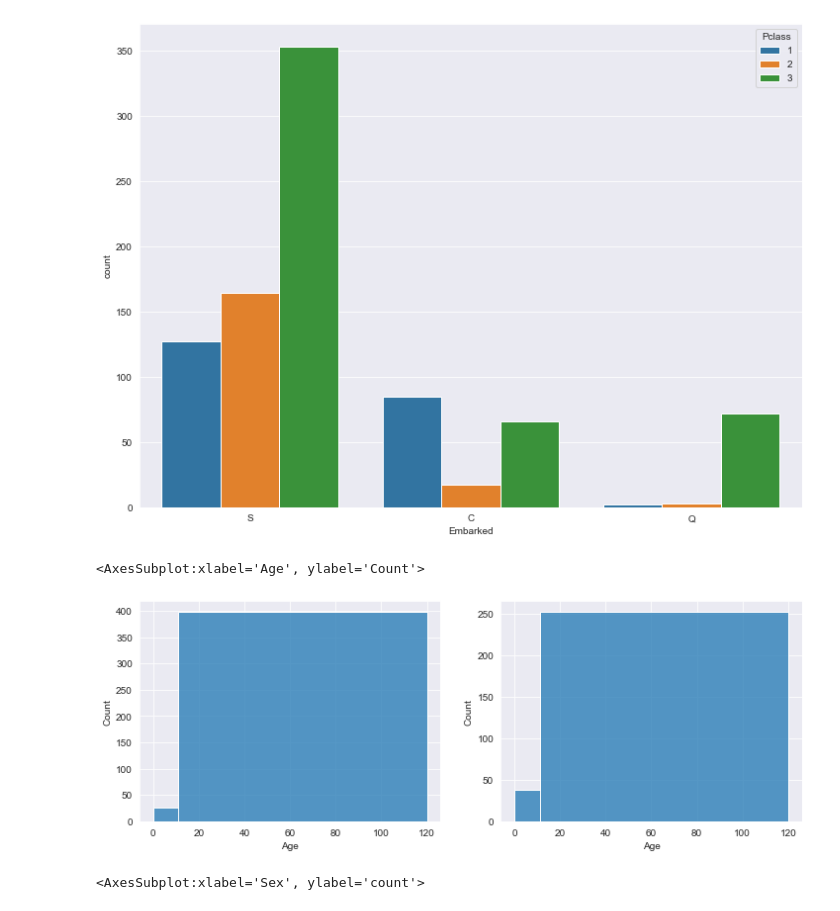
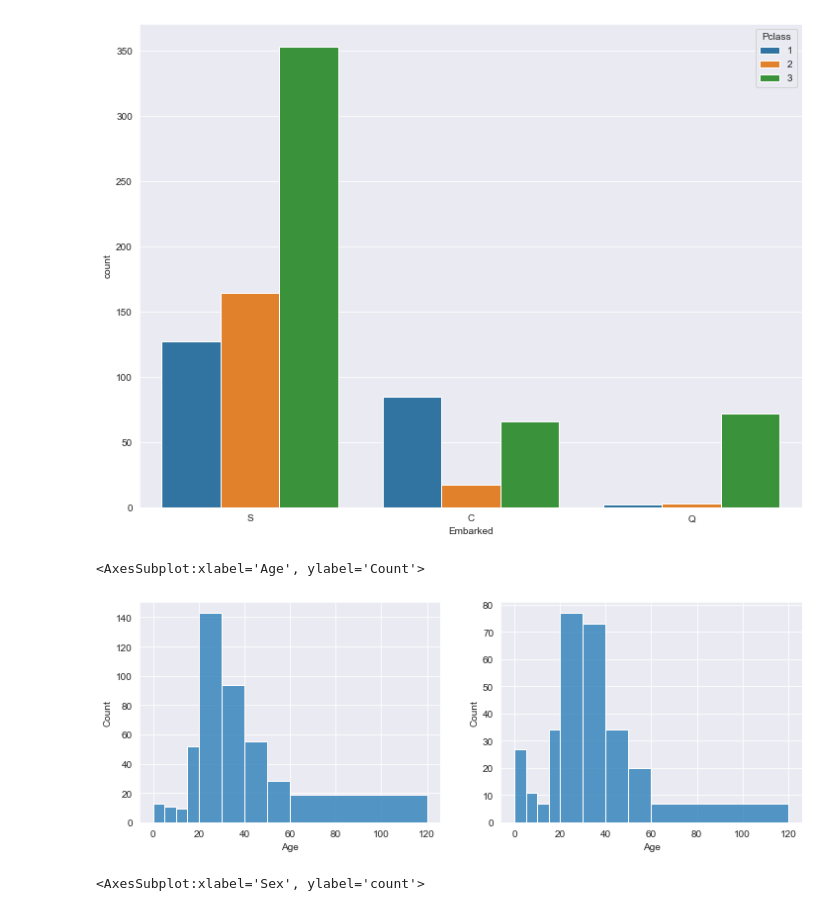
Before and after one commit to kdesh96/Hands-on-ML2, a Jupyter notebook: Ch3 Titanic comp.ipynb, the cells around one changed output. Drawn from its saved outputs; the diff is of its cells as text; code cells hidden in the pictures.

Commit message:
more updates to titanic + training models

```diff
--- a/Ch3 Titanic comp.ipynb
+++ b/Ch3 Titanic comp.ipynb
@@ -145,13 +145,13 @@ sns.countplot(data=train, x='Embarked',hue='Pclass')
 # %%
 plt.figure(figsize=(12,9))
 plt.subplot(221)
-sns.histplot(data=train.loc[train['Survived']==0],x='Age',bins=[0,11,120])
+sns.histplot(data=train.loc[train['Survived']==0],x='Age',bins=[0,5,10,15,20,30,40,50,60,120])
 
 plt.subplot(222)
-sns.histplot(data=train.loc[train['Survived']==1],x='Age',bins=[0,11,120])
+sns.histplot(data=train.loc[train['Survived']==1],x='Age',bins=[0,5,10,15,20,30,40,50,60,120])
 # %% [output]
 <AxesSubplot:xlabel='Age', ylabel='Count'>
-[figure, old version]
+[figure, new version]
 # %%
 plt.figure(figsize=(12,9))
 sns.countplot(data=train, x='Sex', hue='Survived')
```
Also changed, not shown: parts of 8 cells of this notebook, 2 other files.
